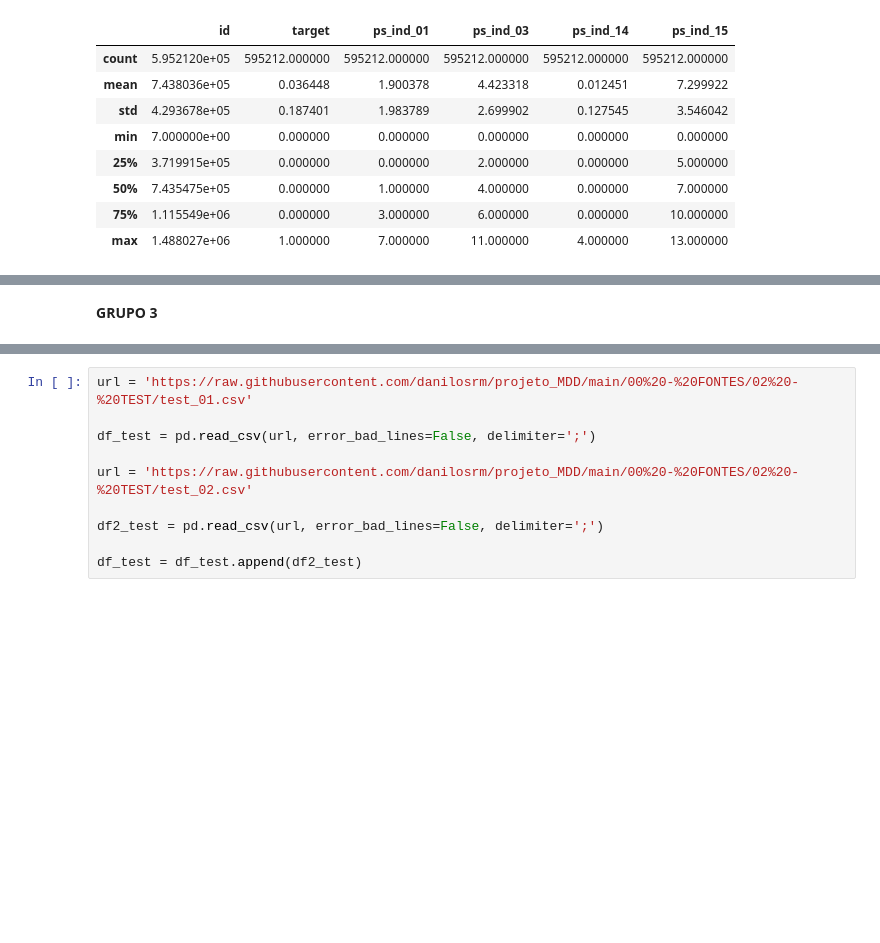
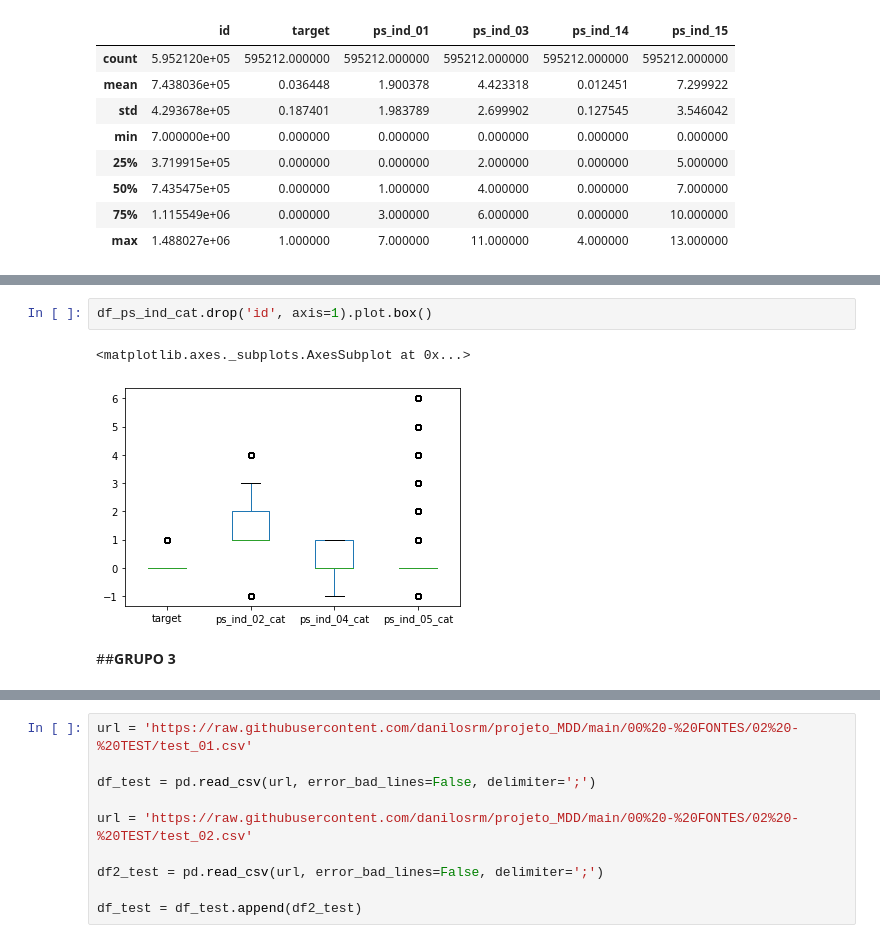
Before and after one commit to melcduarte/projeto_MDD, a Jupyter notebook: 99 - RASCUNHO/Z_Proj_PortoSeguro.ipynb, the cells around one changed output, grey strips where cells are left out. Saved outputs shown, nothing was run; the diff lists cells and outputs as text; blank space fills up the shorter version.

```diff
--- a/99 - RASCUNHO/Z_Proj_PortoSeguro.ipynb
+++ b/99 - RASCUNHO/Z_Proj_PortoSeguro.ipynb
@@ -94,5 +144,10 @@ df_ps_ind_cat.describe()
+# %%
+df_ps_ind_cat.drop('id', axis=1).plot.box()
+# %% [output]
+<matplotlib.axes._subplots.AxesSubplot at 0x...>
+[figure, added]
 # %% [markdown]
-**GRUPO 3**
+##**GRUPO 3**
 # %%
 df_ps_ind_bin = df_train
 
```
Also changed, not shown: parts of 31 cells of this notebook.
